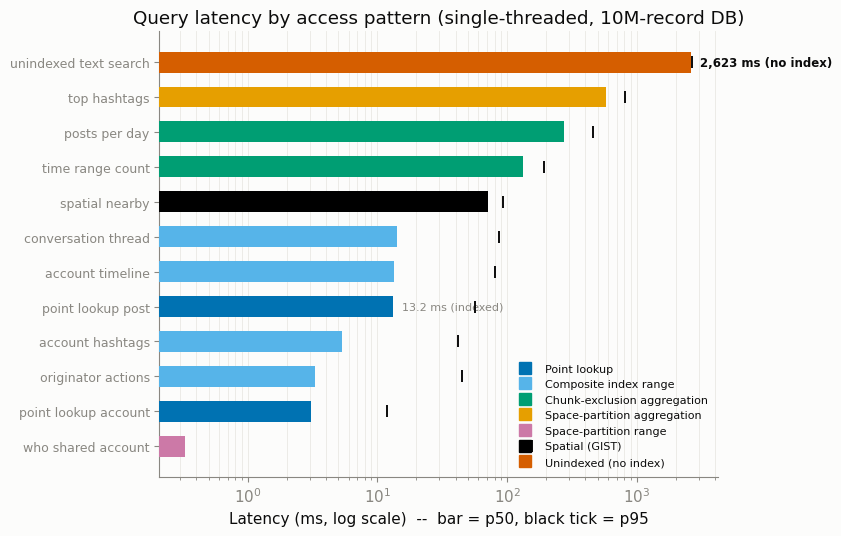
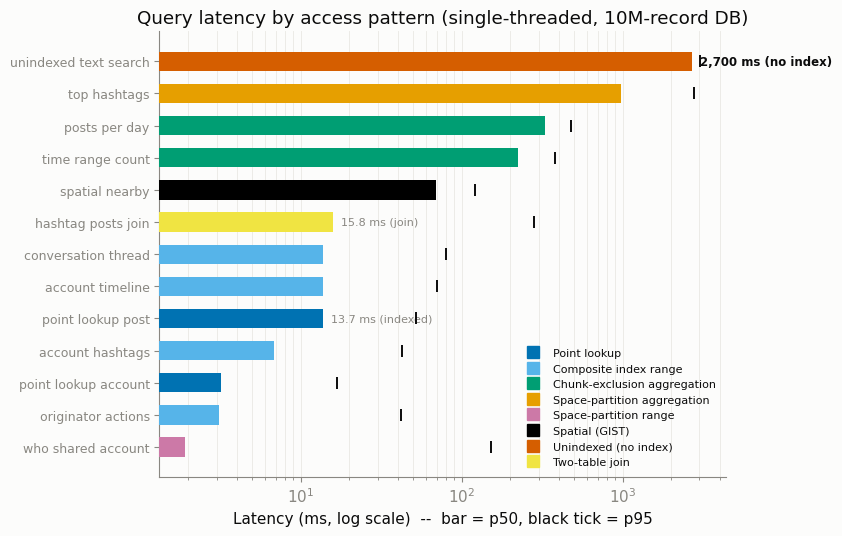
The notebook cell's code change between the first figure and the second:
--- before
+++ after
@@ -16,4 +16,5 @@
     "spatial_gist": "#000000",
     "unindexed_contrast": "#D55E00",
+    "table_join": "#F0E442",
 }
 QUERY_CAT_LABEL = {
@@ -25,4 +26,5 @@
     "spatial_gist": "Spatial (GIST)",
     "unindexed_contrast": "Unindexed (no index)",
+    "table_join": "Two-table join",
 }
 
@@ -63,4 +65,7 @@
             ax.annotate(f"{p50:.1f} ms (indexed)", (p50, y), textcoords="offset points",
                         xytext=(6, 0), va="center", fontsize=8, color=MUTED)
+        elif r["name"] == "hashtag_posts_join":
+            ax.annotate(f"{p50:.1f} ms (join)", (p50, y), textcoords="offset points",
+                        xytext=(6, 0), va="center", fontsize=8, color=MUTED)
 
     legend_handles = [
@@ -80,2 +85,8 @@
         print(f"Unindexed ILIKE scan vs. indexed point lookup: {ratio:.0f}x slower "
               f"({unindexed['pooled_stats']['p50_ms']:.0f}ms vs {indexed['pooled_stats']['p50_ms']:.1f}ms)")
+
+    join_row = next((r for r in rows if r["name"] == "hashtag_posts_join"), None)
+    if join_row and indexed:
+        ratio = join_row["pooled_stats"]["p50_ms"] / indexed["pooled_stats"]["p50_ms"]
+        print(f"Indexed two-table join (entities x posts) vs. indexed point lookup: {ratio:.1f}x slower "
+              f"({join_row['pooled_stats']['p50_ms']:.1f}ms vs {indexed['pooled_stats']['p50_ms']:.1f}ms)")

Commit: benchamrk update